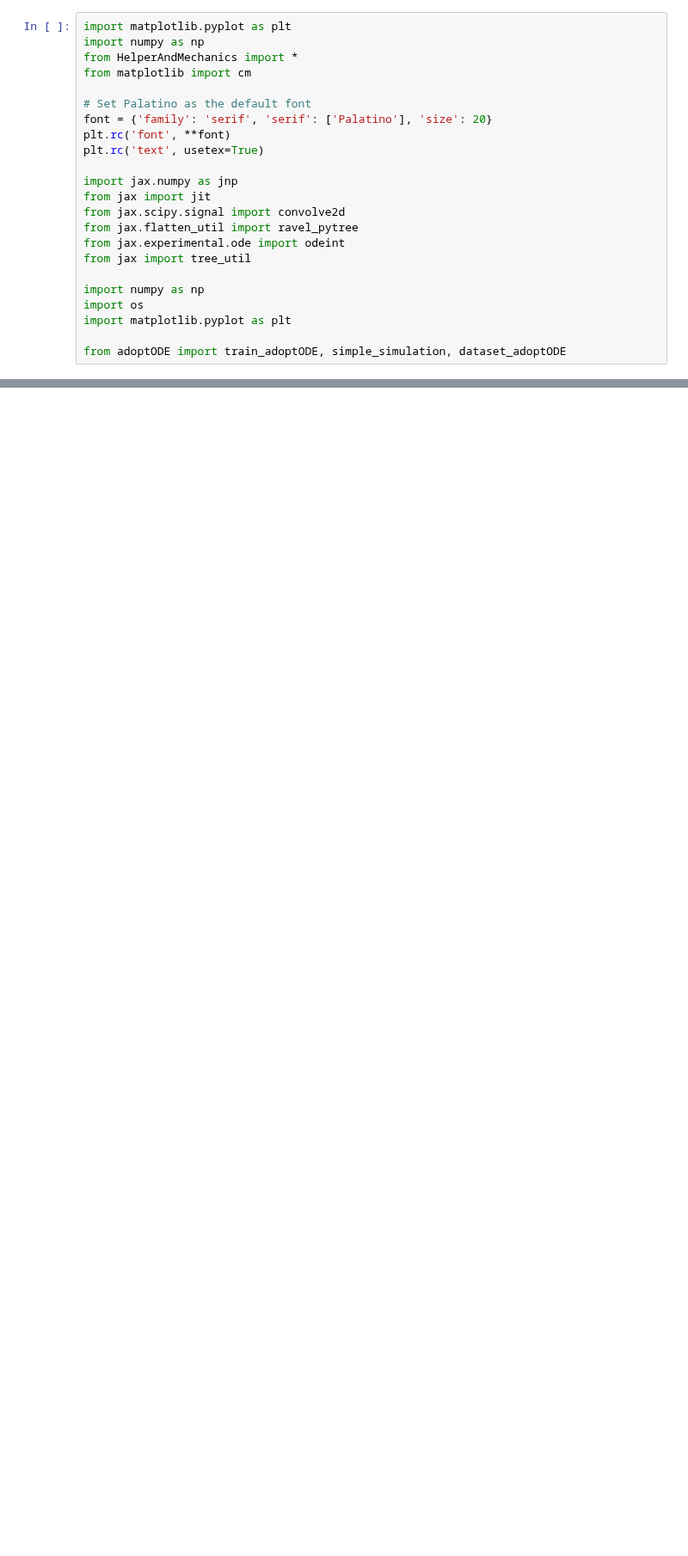
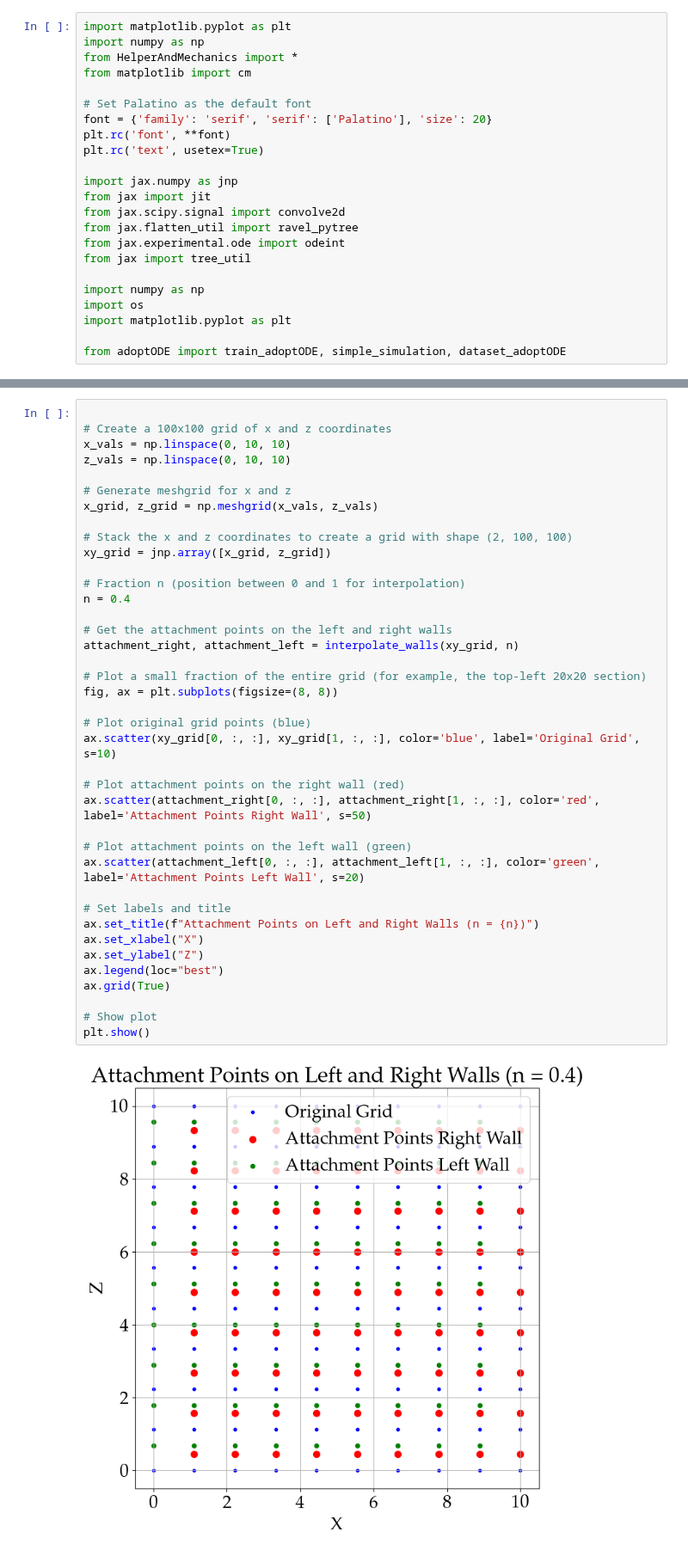
Before and after one commit to LukasBremer/SMM_AdODE_2D, a Jupyter notebook: adode_cluster/SpringMassModel/APModel.ipynb, the cells around one changed output, grey strips where cells are left out. Shown at 86% size. Cells and saved outputs as stored; diff of their text form; blank space fills up the shorter version.

```diff
--- a/adode_cluster/SpringMassModel/APModel.ipynb
+++ b/adode_cluster/SpringMassModel/APModel.ipynb
@@ -24 +149,42 @@ from adoptODE import train_adoptODE, simple_simulation, dataset_adoptODE
+# %%
+
+# Create a 100x100 grid of x and z coordinates
+x_vals = np.linspace(0, 10, 10)
+z_vals = np.linspace(0, 10, 10)
+
+# Generate meshgrid for x and z
+x_grid, z_grid = np.meshgrid(x_vals, z_vals)
+
+# Stack the x and z coordinates to create a grid with shape (2, 100, 100)
+xy_grid = jnp.array([x_grid, z_grid])
+
+# Fraction n (position between 0 and 1 for interpolation)
+n = 0.4
+
+# Get the attachment points on the left and right walls
+attachment_right, attachment_left = interpolate_walls(xy_grid, n)
+
+# Plot a small fraction of the entire grid (for example, the top-left 20x20 section)
+fig, ax = plt.subplots(figsize=(8, 8))
+
+# Plot original grid points (blue)
+ax.scatter(xy_grid[0, :, :], xy_grid[1, :, :], color='blue', label='Original Grid', s=10)
+
+# Plot attachment points on the right wall (red)
+ax.scatter(attachment_right[0, :, :], attachment_right[1, :, :], color='red', label='Attachment Points Right Wall', s=50)
+
+# Plot attachment points on the left wall (green)
+ax.scatter(attachment_left[0, :, :], attachment_left[1, :, :], color='green', label='Attachment Points Left Wall', s=20)
+
+# Set labels and title
+ax.set_title(f"Attachment Points on Left and Right Walls (n = {n})")
+ax.set_xlabel("X")
+ax.set_ylabel("Z")
+ax.legend(loc="best")
+ax.grid(True)
+
+# Show plot
+plt.show()
+# %% [output]
+[figure, added]
 # %%
```
Also changed, not shown: parts of 13 cells of this notebook, 2 other files.
